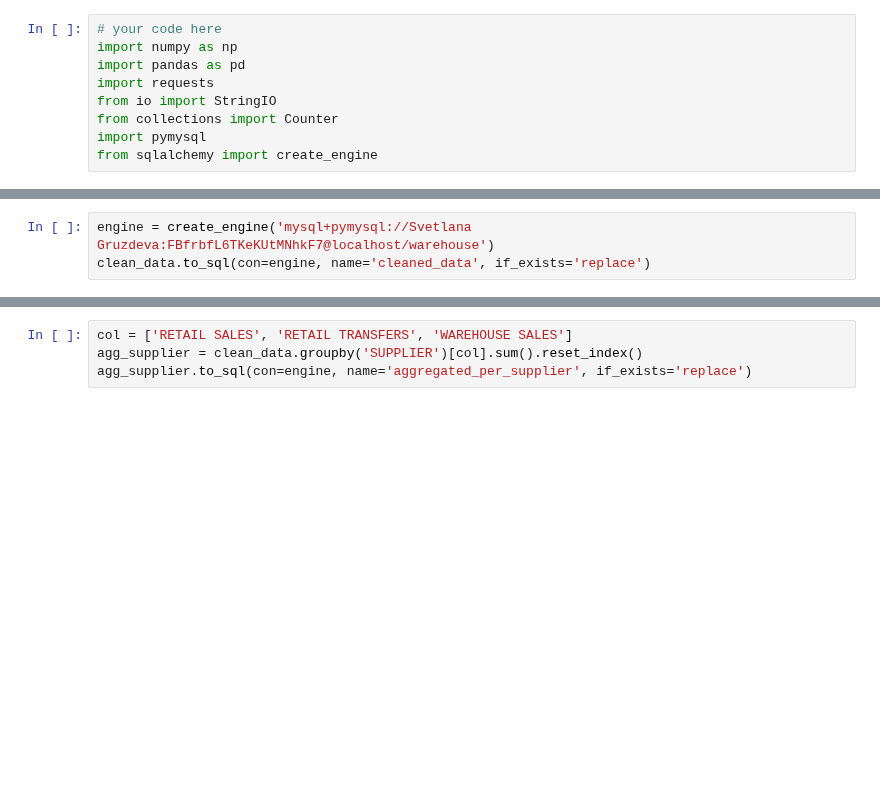
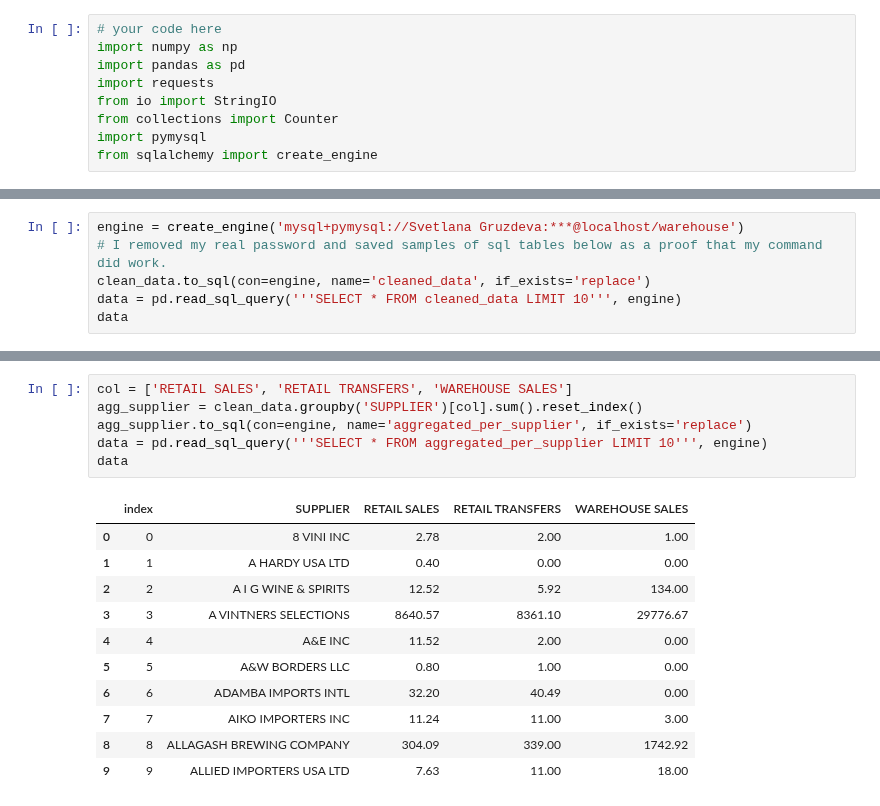
Before and after one commit to jmolendijk/dataV2-labs, a Jupyter notebook: module-1/Dataframe-Calculations/your-code/main.ipynb, the cells around one changed output, grey strips where cells are left out. Saved outputs shown, nothing was run; the diff lists cells and outputs as text; blank space fills up the shorter version.

```diff
--- a/module-1/Dataframe-Calculations/your-code/main.ipynb
+++ b/module-1/Dataframe-Calculations/your-code/main.ipynb
@@ -98,6 +188,9 @@ clean_data.head()
 # %%
-engine = create_engine('mysql+pymysql://Svetlana Gruzdeva:FBfrbfL6TKeKUtMNhkF7@localhost/warehouse')
+engine = create_engine('mysql+pymysql://Svetlana Gruzdeva:***@localhost/warehouse')
+# I removed my real password and saved samples of sql tables below as a proof that my command did work.
 clean_data.to_sql(con=engine, name='cleaned_data', if_exists='replace')
+data = pd.read_sql_query('''SELECT * FROM cleaned_data LIMIT 10''', engine)
+data
 # %% [output]
 |  | index | YEAR | MONTH | SUPPLIER | ITEM CODE | ITEM DESCRIPTION | ITEM TYPE | RETAIL SALES | ... |
 | 0 | 0 | 2017 | 4 | ROYAL WINE CORP | 100200 | GAMLA CAB - 750ML | WINE | 0.0 | ... |
@@ -113,7 +206,21 @@ clean_data.to_sql(con=engine, name='cleaned_data', if_exists='replace')
 # %%
 col = ['RETAIL SALES', 'RETAIL TRANSFERS', 'WAREHOUSE SALES']
 agg_supplier = clean_data.groupby('SUPPLIER')[col].sum().reset_index()
 agg_supplier.to_sql(con=engine, name='aggregated_per_supplier', if_exists='replace')
+data = pd.read_sql_query('''SELECT * FROM aggregated_per_supplier LIMIT 10''', engine)
+data
+# %% [output]
+|  | index | SUPPLIER | RETAIL SALES | RETAIL TRANSFERS | WAREHOUSE SALES |
+| 0 | 0 | 8 VINI INC | 2.78 | 2.00 | 1.00 |
+| 1 | 1 | A HARDY USA LTD | 0.40 | 0.00 | 0.00 |
+| 2 | 2 | A I G WINE & SPIRITS | 12.52 | 5.92 | 134.00 |
+| 3 | 3 | A VINTNERS SELECTIONS | 8640.57 | 8361.10 | 29776.67 |
+| 4 | 4 | A&E INC | 11.52 | 2.00 | 0.00 |
+| 5 | 5 | A&W BORDERS LLC | 0.80 | 1.00 | 0.00 |
+| 6 | 6 | ADAMBA IMPORTS INTL | 32.20 | 40.49 | 0.00 |
+| 7 | 7 | AIKO IMPORTERS INC | 11.24 | 11.00 | 3.00 |
+| 8 | 8 | ALLAGASH BREWING COMPANY | 304.09 | 339.00 | 1742.92 |
+| 9 | 9 | ALLIED IMPORTERS USA LTD | 7.63 | 11.00 | 18.00 |
 # %%
 agg_item = clean_data.groupby('ITEM CODE')[col].sum().reset_index()
 agg_item.to_sql(con=engine, name='aggregated_per_item', if_exists='replace')
```
Also changed, not shown: parts of 11 cells of this notebook.
